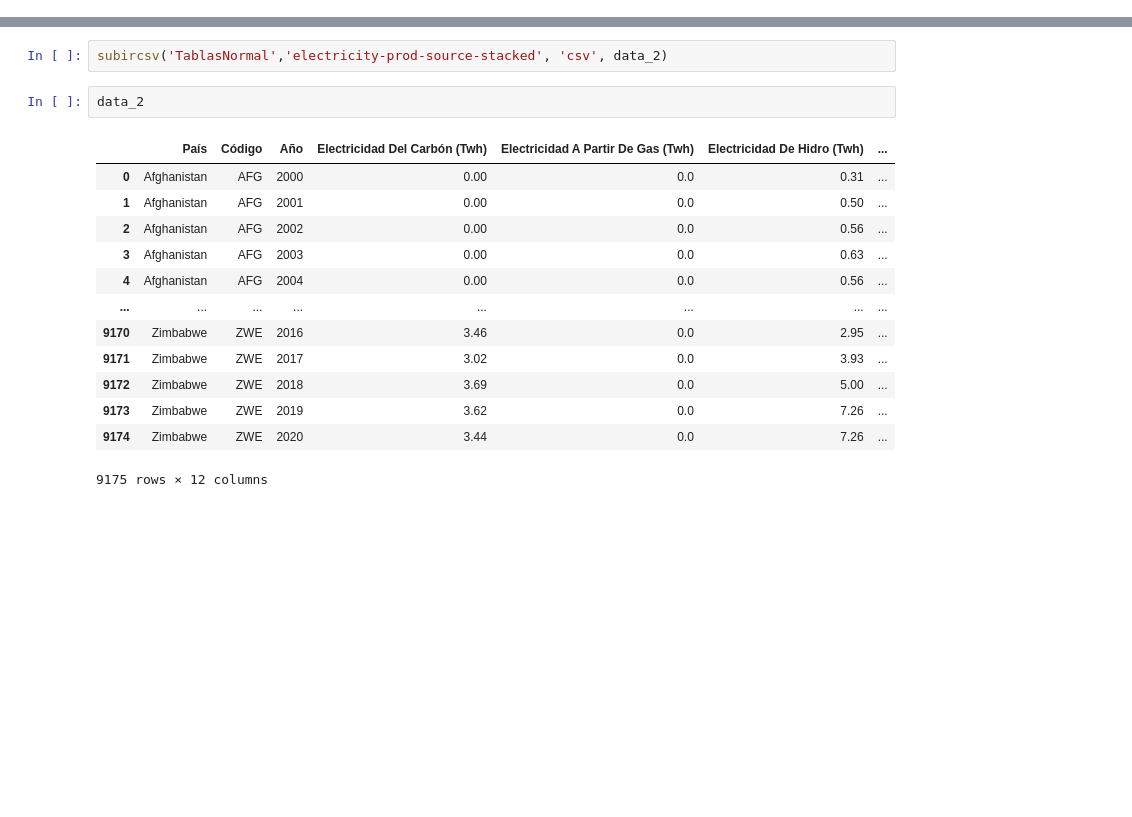
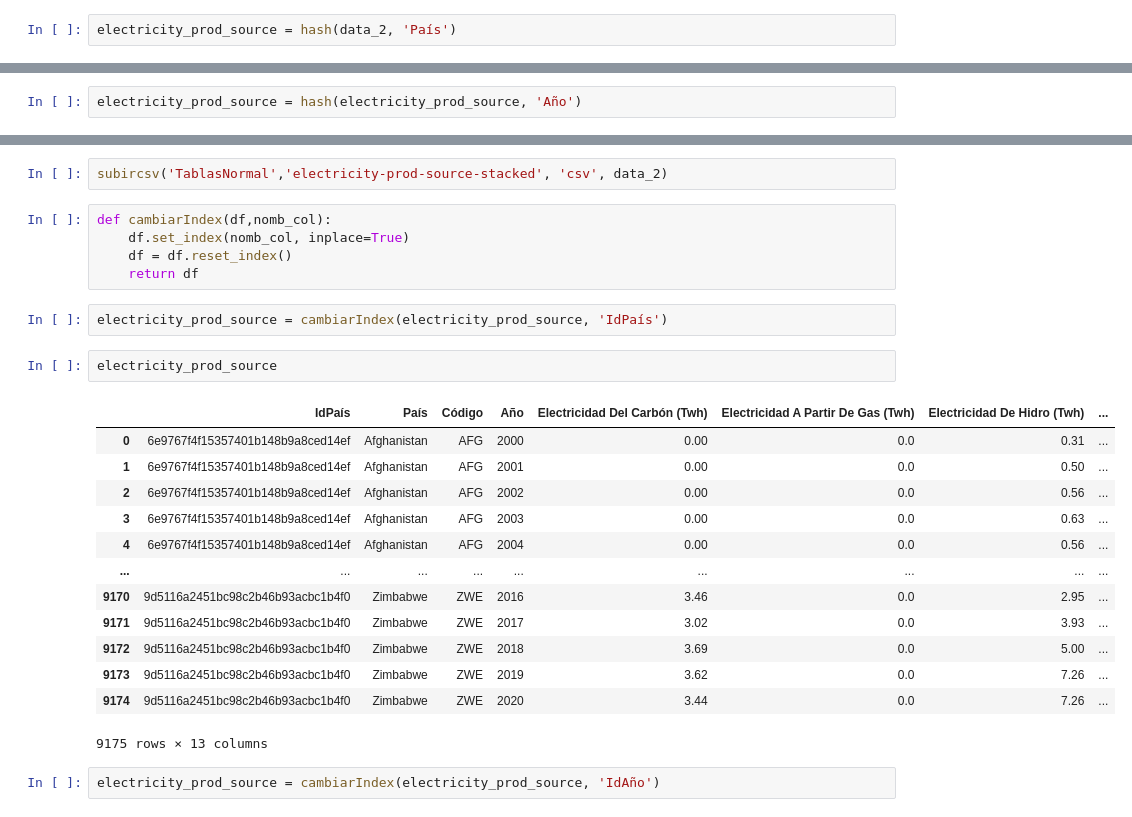
Before and after one commit to emissionsmap/emissionsmap, a Jupyter notebook: documentation/electricity_prod_source_stacked.ipynb, the cells around one changed output, grey strips where cells are left out. Drawn from its saved outputs; the diff is of its cells as text; blank space fills up the shorter version.

```diff
--- a/documentation/electricity-prod-source-stacked.ipynb
+++ b/documentation/electricity_prod_source_stacked.ipynb
@@ -99,0 +101,2 @@ def hash(df,colum):
+# %%
+electricity_prod_source = hash(data_2, 'País')
@@ -100 +119,3 @@ def hash(df,colum):
+# %%
+electricity_prod_source = hash(electricity_prod_source, 'Año')
 # %%
@@ -110,19 +131,28 @@ def subircsv(nomcarpeta, nomarchivo, extencion, df):
     df.to_csv(filepath, index=False)
 # %%
 subircsv('TablasNormal','electricity-prod-source-stacked', 'csv', data_2)
-# %%
-data_2
-# %% [output]
-|  | País | Código | Año | Electricidad Del Carbón (Twh) | Electricidad A Partir De Gas (Twh) | Electricidad De Hidro (Twh) | ... |
-| 0 | Afghanistan | AFG | 2000 | 0.00 | 0.0 | 0.31 | ... |
-| 1 | Afghanistan | AFG | 2001 | 0.00 | 0.0 | 0.50 | ... |
-| 2 | Afghanistan | AFG | 2002 | 0.00 | 0.0 | 0.56 | ... |
-| 3 | Afghanistan | AFG | 2003 | 0.00 | 0.0 | 0.63 | ... |
-| 4 | Afghanistan | AFG | 2004 | 0.00 | 0.0 | 0.56 | ... |
-| ... | ... | ... | ... | ... | ... | ... | ... |
-| 9170 | Zimbabwe | ZWE | 2016 | 3.46 | 0.0 | 2.95 | ... |
-| 9171 | Zimbabwe | ZWE | 2017 | 3.02 | 0.0 | 3.93 | ... |
-| 9172 | Zimbabwe | ZWE | 2018 | 3.69 | 0.0 | 5.00 | ... |
-| 9173 | Zimbabwe | ZWE | 2019 | 3.62 | 0.0 | 7.26 | ... |
-| 9174 | Zimbabwe | ZWE | 2020 | 3.44 | 0.0 | 7.26 | ... |
-9175 rows × 12 columns
+# %%
+def cambiarIndex(df,nomb_col):
+    df.set_index(nomb_col, inplace=True)
+    df = df.reset_index()
+    return df
+# %%
+electricity_prod_source = cambiarIndex(electricity_prod_source, 'IdPaís')
+# %%
+electricity_prod_source
+# %% [output]
+|  | IdPaís | País | Código | Año | Electricidad Del Carbón (Twh) | Electricidad A Partir De Gas (Twh) | Electricidad De Hidro (Twh) | ... |
+| 0 | 6e9767f4f15357401b148b9a8ced14ef | Afghanistan | AFG | 2000 | 0.00 | 0.0 | 0.31 | ... |
+| 1 | 6e9767f4f15357401b148b9a8ced14ef | Afghanistan | AFG | 2001 | 0.00 | 0.0 | 0.50 | ... |
+| 2 | 6e9767f4f15357401b148b9a8ced14ef | Afghanistan | AFG | 2002 | 0.00 | 0.0 | 0.56 | ... |
+| 3 | 6e9767f4f15357401b148b9a8ced14ef | Afghanistan | AFG | 2003 | 0.00 | 0.0 | 0.63 | ... |
+| 4 | 6e9767f4f15357401b148b9a8ced14ef | Afghanistan | AFG | 2004 | 0.00 | 0.0 | 0.56 | ... |
+| ... | ... | ... | ... | ... | ... | ... | ... | ... |
+| 9170 | 9d5116a2451bc98c2b46b93acbc1b4f0 | Zimbabwe | ZWE | 2016 | 3.46 | 0.0 | 2.95 | ... |
+| 9171 | 9d5116a2451bc98c2b46b93acbc1b4f0 | Zimbabwe | ZWE | 2017 | 3.02 | 0.0 | 3.93 | ... |
+| 9172 | 9d5116a2451bc98c2b46b93acbc1b4f0 | Zimbabwe | ZWE | 2018 | 3.69 | 0.0 | 5.00 | ... |
+| 9173 | 9d5116a2451bc98c2b46b93acbc1b4f0 | Zimbabwe | ZWE | 2019 | 3.62 | 0.0 | 7.26 | ... |
+| 9174 | 9d5116a2451bc98c2b46b93acbc1b4f0 | Zimbabwe | ZWE | 2020 | 3.44 | 0.0 | 7.26 | ... |
+9175 rows × 13 columns
+# %%
+electricity_prod_source = cambiarIndex(electricity_prod_source, 'IdAño')
```
Also changed, not shown: parts of 6 cells of this notebook, 4 other files.
